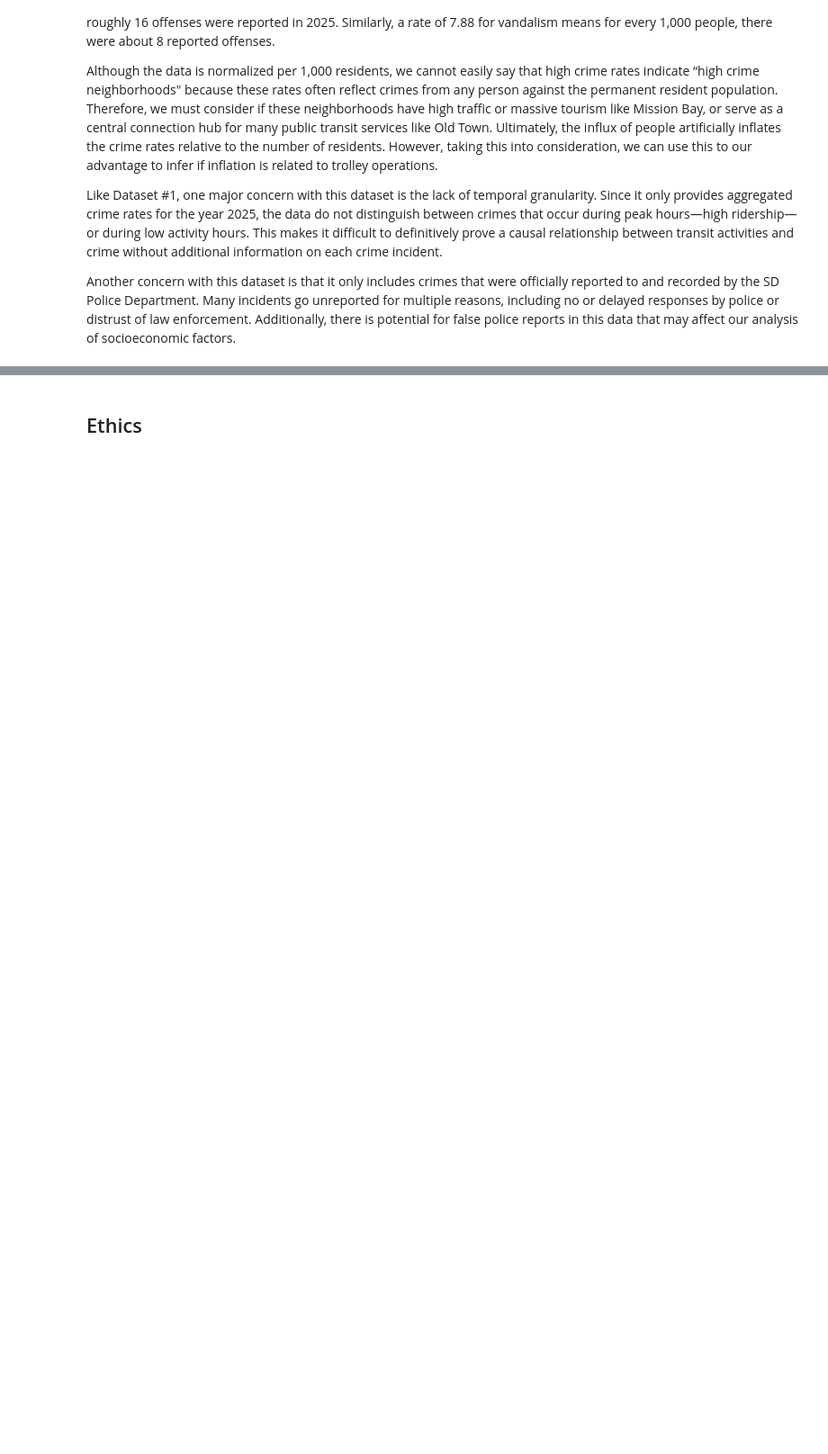
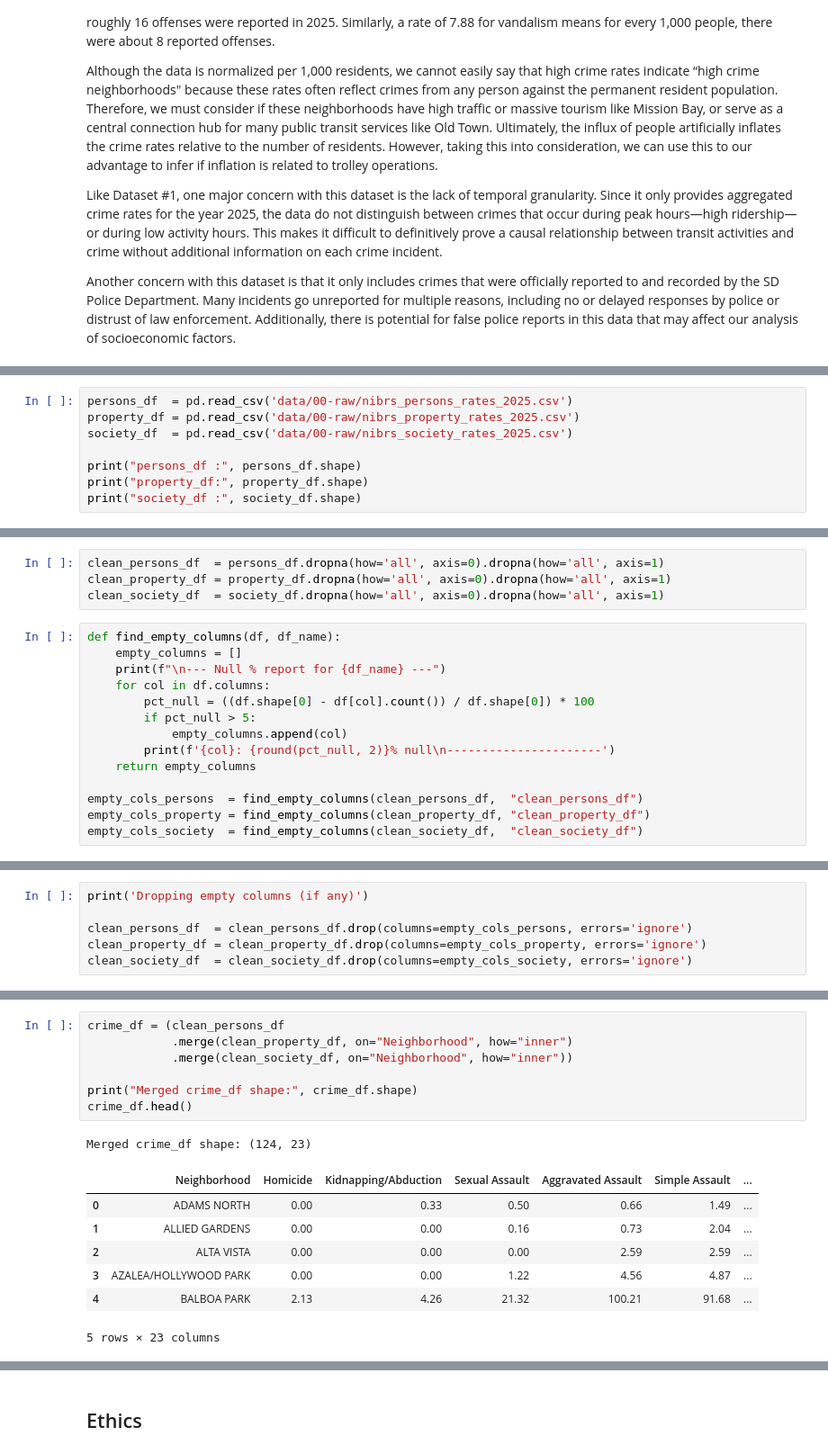
Before and after one commit to COGS108/Group022_WI26, a Jupyter notebook: 01-DataCheckpoint.ipynb, the cells around one changed output, grey strips where cells are left out. Shown at 90% size. Cells and saved outputs as stored; diff of their text form; blank space fills up the shorter version.

Commit message:
crime rates data wrangling 1

```diff
--- a/01-DataCheckpoint.ipynb
+++ b/01-DataCheckpoint.ipynb
@@ -336,0 +330,8 @@ Successfully downloaded: nibrs-crime-rates-per-1000-residents-2025.pdf
+# %%
+persons_df  = pd.read_csv('data/00-raw/nibrs_persons_rates_2025.csv')
+property_df = pd.read_csv('data/00-raw/nibrs_property_rates_2025.csv')
+society_df  = pd.read_csv('data/00-raw/nibrs_society_rates_2025.csv')
+
+print("persons_df :", persons_df.shape)
+print("property_df:", property_df.shape)
+print("society_df :", society_df.shape)
@@ -336,0 +342,18 @@ Successfully downloaded: nibrs-crime-rates-per-1000-residents-2025.pdf
+# %%
+clean_persons_df  = persons_df.dropna(how='all', axis=0).dropna(how='all', axis=1)
+clean_property_df = property_df.dropna(how='all', axis=0).dropna(how='all', axis=1)
+clean_society_df  = society_df.dropna(how='all', axis=0).dropna(how='all', axis=1)
+# %%
+def find_empty_columns(df, df_name):
+    empty_columns = []
+    print(f"\n--- Null % report for {df_name} ---")
+    for col in df.columns:
+        pct_null = ((df.shape[0] - df[col].count()) / df.shape[0]) * 100
+        if pct_null > 5:
+            empty_columns.append(col)
+        print(f'{col}: {round(pct_null, 2)}% null\n----------------------')
+    return empty_columns
+
+empty_cols_persons  = find_empty_columns(clean_persons_df,  "clean_persons_df")
+empty_cols_property = find_empty_columns(clean_property_df, "clean_property_df")
+empty_cols_society  = find_empty_columns(clean_society_df,  "clean_society_df")
@@ -336,0 +388,6 @@ Successfully downloaded: nibrs-crime-rates-per-1000-residents-2025.pdf
+# %%
+print('Dropping empty columns (if any)')
+
+clean_persons_df  = clean_persons_df.drop(columns=empty_cols_persons, errors='ignore')
+clean_property_df = clean_property_df.drop(columns=empty_cols_property, errors='ignore')
+clean_society_df  = clean_society_df.drop(columns=empty_cols_society, errors='ignore')
@@ -336,0 +413,16 @@ Successfully downloaded: nibrs-crime-rates-per-1000-residents-2025.pdf
+# %%
+crime_df = (clean_persons_df
+            .merge(clean_property_df, on="Neighborhood", how="inner")
+            .merge(clean_society_df, on="Neighborhood", how="inner"))
+
+print("Merged crime_df shape:", crime_df.shape)
+crime_df.head()
+# %% [output]
+Merged crime_df shape: (124, 23)
+|  | Neighborhood | Homicide | Kidnapping/Abduction | Sexual Assault | Aggravated Assault | Simple Assault | ... |
+| 0 | ADAMS NORTH | 0.00 | 0.33 | 0.50 | 0.66 | 1.49 | ... |
+| 1 | ALLIED GARDENS | 0.00 | 0.00 | 0.16 | 0.73 | 2.04 | ... |
+| 2 | ALTA VISTA | 0.00 | 0.00 | 0.00 | 2.59 | 2.59 | ... |
+| 3 | AZALEA/HOLLYWOOD PARK | 0.00 | 0.00 | 1.22 | 4.56 | 4.87 | ... |
+| 4 | BALBOA PARK | 2.13 | 4.26 | 21.32 | 100.21 | 91.68 | ... |
+5 rows × 23 columns
```
Also changed, not shown: parts of 9 cells of this notebook.
